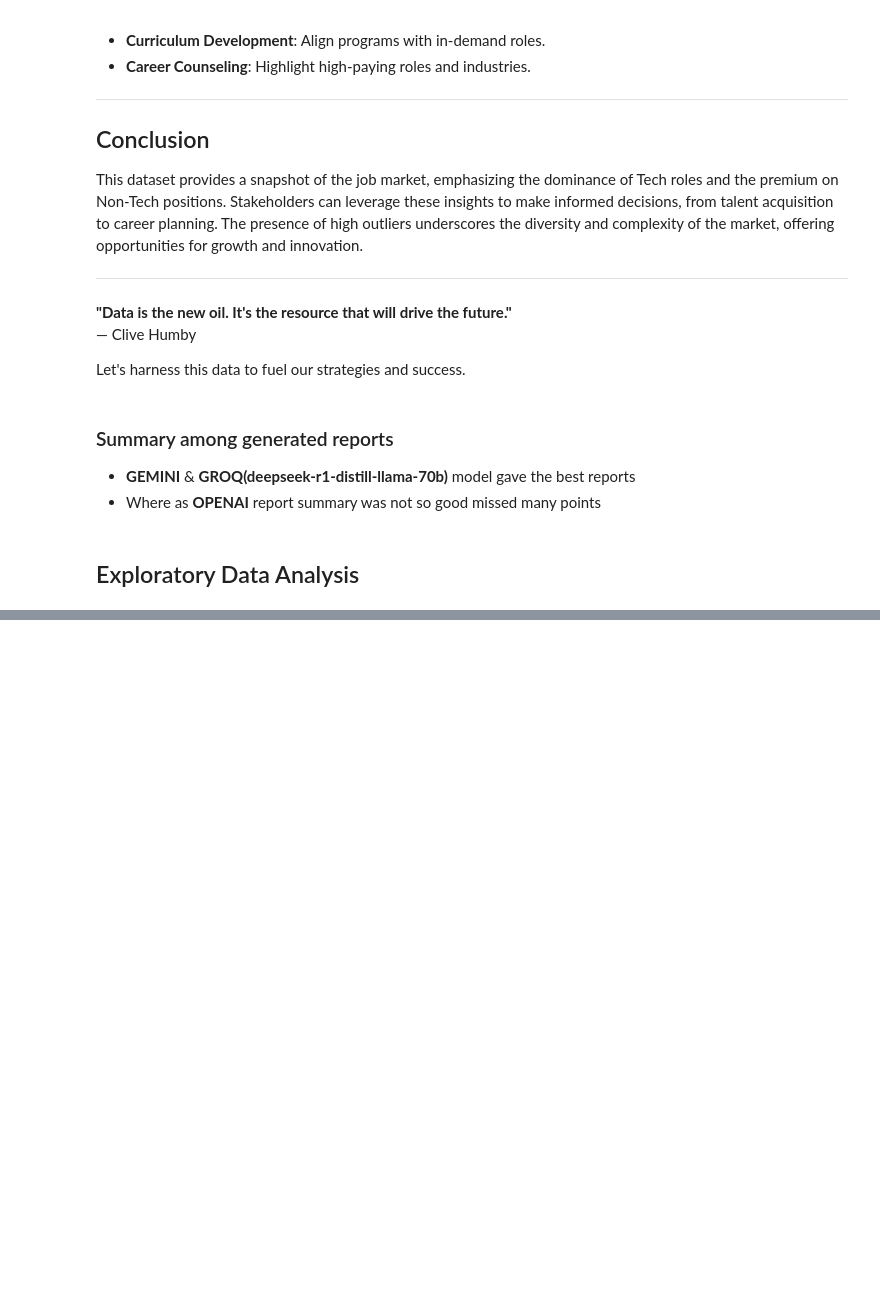
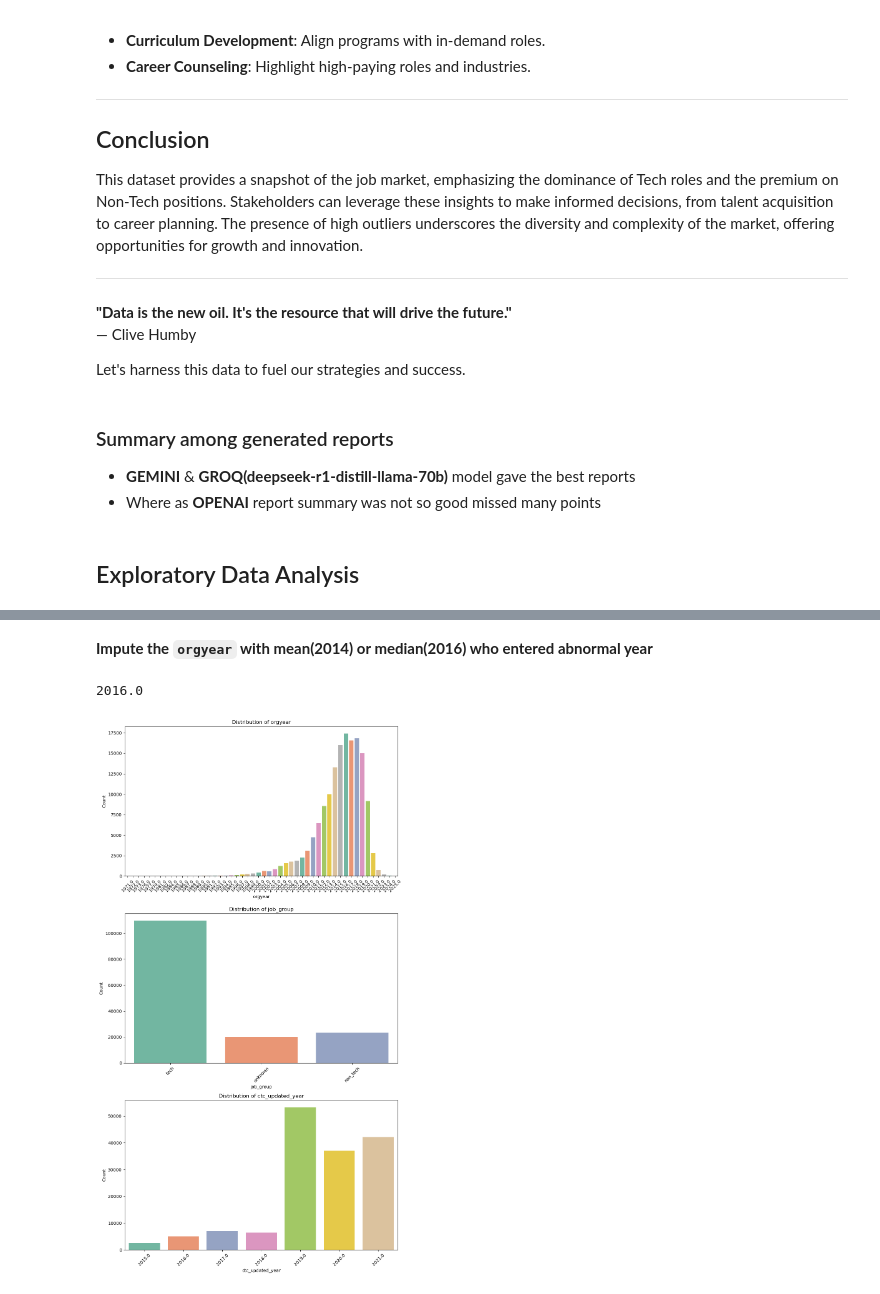
Before and after one commit to sayed-ashfaq/Scaler-Clustering, a Jupyter notebook: Scaler Clustering.ipynb, the cells around one changed output, grey strips where cells are left out. Drawn from its saved outputs; the diff is of its cells as text; code cells hidden in the pictures; blank space fills up the shorter version.

```diff
--- a/Scaler Clustering.ipynb
+++ b/Scaler Clustering.ipynb
@@ -1008,0 +1086,26 @@ Let's harness this data to fuel our strategies and success.
+# %% [markdown]
+**Impute the `orgyear` with mean(2014) or median(2016) who entered abnormal year**
+# %%
+median_orgyear= agg_df[(agg_df['orgyear'] <= 2025) & (agg_df['orgyear'] >= 1970)]['orgyear'].median()
+median_orgyear
+# %% [output]
+2016.0
+# %%
+agg_df['orgyear'][(agg_df['orgyear'] > 2025) | (agg_df['orgyear'] <= 1970)] = median_orgyear
+# %%
+cat_cols= ['orgyear', 'job_group', 'ctc_updated_year']
+
+plt.figure(figsize=(10, 18))
+# for categorical data for 4 cols
+for i, col in enumerate(cat_cols, 1):
+    plt.subplot(3, 1, i)
+    sns.countplot(x=agg_df[col], palette="Set2")
+    plt.title(f'Distribution of {col}')
+    plt.xticks(rotation= 45)
+    plt.xlabel(col)
+    plt.ylabel('Count')
+
+plt.tight_layout()
+plt.show()
+# %% [output]
+[figure, added]
```
Also changed, not shown: parts of 9 cells of this notebook.
